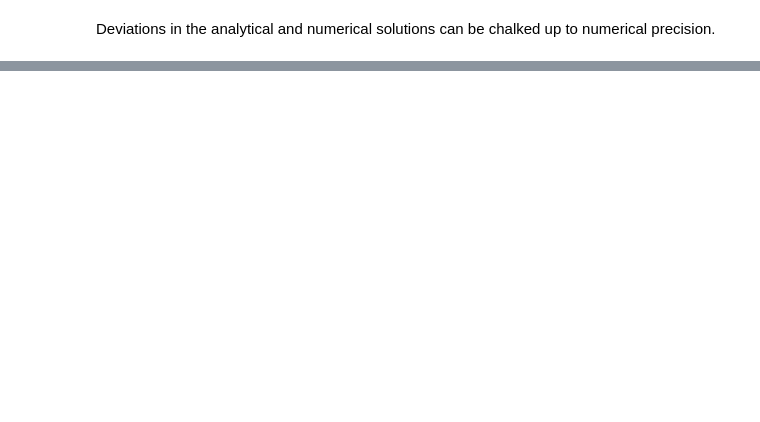
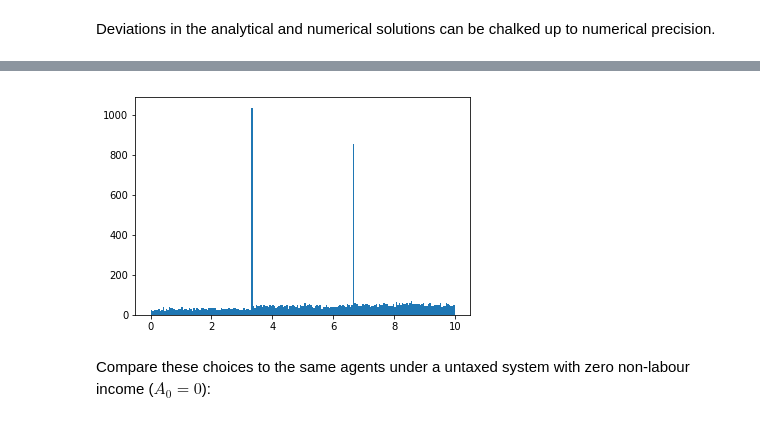
Before and after one commit to NumEconCopenhagen/projects-2019-computer-says-no, a Jupyter notebook: modelproject/modelproject.ipynb, the cells around one changed output, grey strips where cells are left out. Saved outputs shown, nothing was run; the diff lists cells and outputs as text; code cells hidden in the pictures; blank space fills up the shorter version.

```diff
--- a/modelproject/modelproject.ipynb
+++ b/modelproject/modelproject.ipynb
@@ -273 +351,16 @@ def leiexp_prog(l,wage):
+# %%
+# Set wage function
+w=10
+l_top= 1/3*T # Work more than 2/3 of your time and pay top tax
+l_bot= 2/3*T # work more than 1/3 of your time and pay bottom tax
+toptax= 0.6 # setting top tax
+bottax= 0.3 # setting bottom tax
+A=0
+maxlabinc_prog=leiexp_prog(T,wage_prog) # calculate new max labour income
+R_0_prog=maxlabinc_prog + A
+
+# Compute consumption bundle at kink points to safe computational
+goods = lambda l: R_0_prog - leiexp_prog(l,wage_prog)  # calculates demand for goods given a level of leisure using left over budget
+x_bot= (goods(l_bot), l_bot)   # consumption bundle at bottom tax kink.
+x_top= (goods(l_top), l_top) # consumption bundle at top tax kink.
 # %% [markdown]
@@ -311,20 +378,26 @@ x_top= (goods(l_top), l_top) # consumption bundle at top tax kink.
 # Optimizer:
 def solverprog(util, par):
     """ Runs SLSQP optimizer for a parameterization for each piecewise linear part of the budget constraint (3),
-    and evaluates the kink points (2) aswell, then compares and returns the best out these 5.
+    and evaluates the kink points (2) aswell, then compares the utility of these 5 points, and returns the leisure consumption
+    associated with the highest utility bundle.
     INPUT:
     Util: Utility function of agents.
     par: Parameters of the utility function (tuple if multipile); For cobddouglas an args=alpha (bt. 0 and 1),
     For CES a 2-tuple, where par[0]=a  and par[1]=r, 0<=a<=1 and r <=1.
+    OUTPUT
+    c^*: optimal leisure consumption (float)
     """
     # Optimize behaviour in no tax bracket (l_bot < l < T):
-    best_notax= optimize.minimize(util,guess,args=par,method='SLSQP', constraints=[budget_func(wage_prog,maxlabinc_prog,leiexp_prog)],
+    guess_no= (goods(1/2*(T-l_bot)), 1/2*(T-l_bot))
+    best_notax= optimize.minimize(util,guess_no,args=par,method='SLSQP', constraints=[budget_func(wage_prog,maxlabinc_prog,leiexp_prog)],
                                 options={'disp':False}, bounds=Bounds((0,l_bot), (np.inf, T)))
     # Optimize behaviour in low tax bracket ( l_top < l <l_bot):
-    best_lowtax = optimize.minimize(util,guess,args=par, method='SLSQP', constraints=[budget_func(wage_prog,maxlabinc_prog,leiexp_prog)],
+    guess_low= (goods(1/2*(l_bot-l_top)), 1/2*(l_bot-l_top))
+    best_lowtax = optimize.minimize(util,guess_low,args=par, method='SLSQP', constraints=[budget_func(wage_prog,maxlabinc_prog,leiexp_prog)],
                                 options={'disp':False}, bounds=Bounds((0,l_top), (np.inf, l_bot)))
     #Optimize behaviour in top tax bracket ( 0 < l < l_top):
-    best_hightax = optimize.minimize(util,guess,args=par, method='SLSQP', constraints=[budget_func(wage_prog,maxlabinc_prog,leiexp_prog)],
+    guess_high=(goods(1/2*(l_top)), 1/2*l_top)
+    best_hightax = optimize.minimize(util,guess_high,args=par, method='SLSQP', constraints=[budget_func(wage_prog,maxlabinc_prog,leiexp_prog)],
                                 options={'disp':False}, bounds=Bounds((0,0), (np.inf, l_top)))
     #Evaluate utility at kink point between no tax and low tax (util(l=l_bot, c=R_0-leiexp(l_bot,wage)):
     Kink_bot = util(x_bot,par)
@@ -335,7 +408,4 @@ def solverprog(util, par):
                          [Kink_bot, x_bot[0],x_bot[1]], [kink_top, x_top[0],x_top[1]]]) # Create array with all candidates where first element is utility
                                                                                       # 2nd is the consumption bundle as a tuple.
     best_cand=np.argmin(candidates,axis=0) # exstract row number for best bundle.
-    return candidates[best_cand[0],2]
-
-# Find optimal bundles for each simulated agent:
-results =[solverprog(cobbdouglas,par=x) for x in alpha]
+    return candidates[best_cand[0],2] # returns only optimal leisure choice.
@@ -341,0 +468,13 @@ results =[solverprog(cobbdouglas,par=x) for x in alpha]
+# %%
+# Draw 'agents' -> characterized by their parameter estimates
+np.random.seed(2019); # set the seed
+n = 10000; # number of agents simulated
+alpha = np.random.uniform(0,1,size=n)
+results =[solverprog(cobbdouglas,par=x) for x in alpha]  # generates list of optimal leisure consumption for all agents given
+                                                        # progressive taxation.
+# %%
+Dens_prog=plt.hist(results, bins=200) ## plots the optimal leisure consumption choices given progressive taxation.
+# %% [output]
+[figure, added]
+# %% [markdown]
+Compare these choices to the same agents under a untaxed system with zero non-labour income ($A_0=0$):
```
Also changed, not shown: parts of 31 cells of this notebook.
